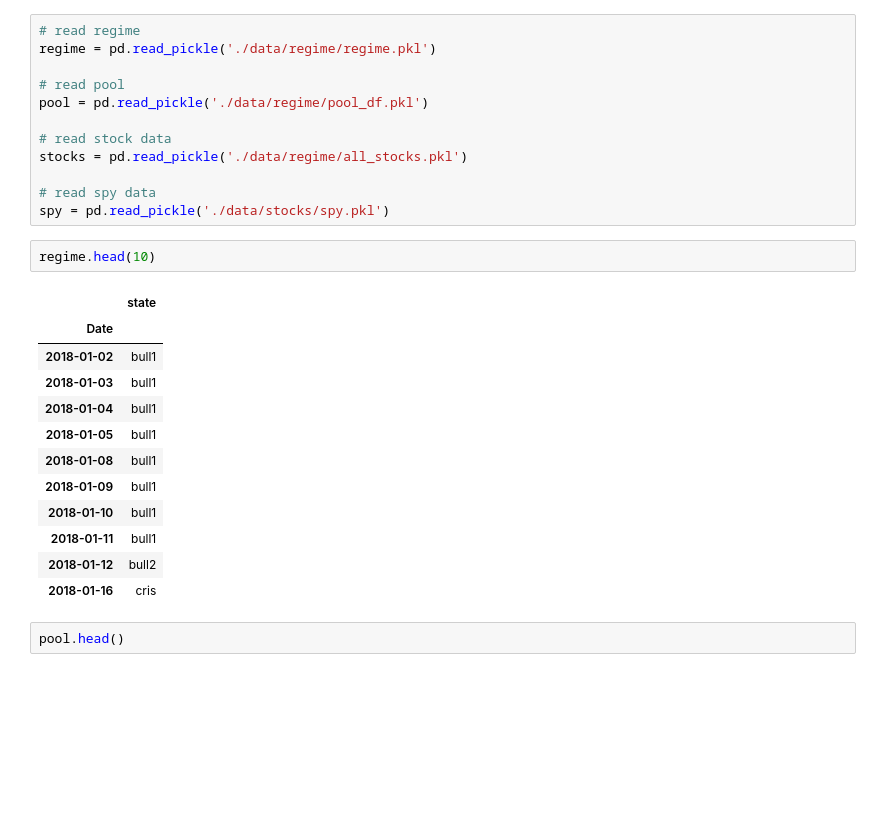
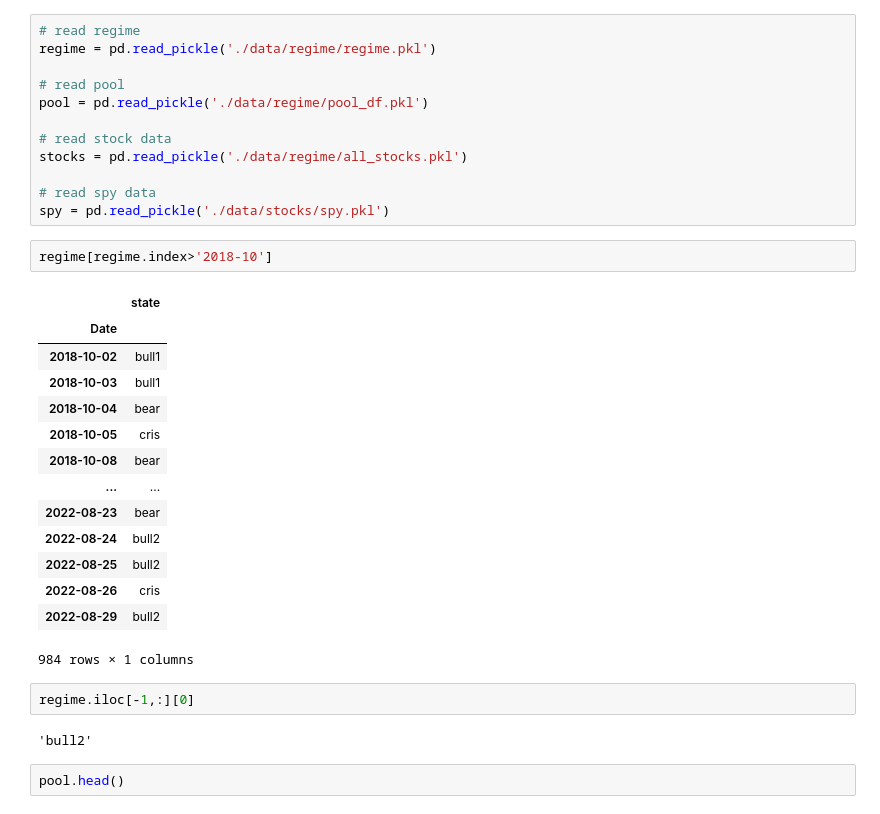
Before and after one commit to ywang408/ml_portfolio_optimization, a Jupyter notebook: 00-Backtest.ipynb, the cells around one changed output. Drawn from its saved outputs; the diff is of its cells as text; blank space fills up the shorter version.

```diff
--- a/00-Backtest.ipynb
+++ b/00-Backtest.ipynb
@@ -23,20 +24,26 @@ stocks = pd.read_pickle('./data/regime/all_stocks.pkl')
 # read spy data
 spy = pd.read_pickle('./data/stocks/spy.pkl')
 # %%
-regime.head(10)
+regime[regime.index>'2018-10']
 # %% [output]
 |  | state |
 | Date |  |
-| 2018-01-02 | bull1 |
-| 2018-01-03 | bull1 |
-| 2018-01-04 | bull1 |
-| 2018-01-05 | bull1 |
-| 2018-01-08 | bull1 |
-| 2018-01-09 | bull1 |
-| 2018-01-10 | bull1 |
-| 2018-01-11 | bull1 |
-| 2018-01-12 | bull2 |
-| 2018-01-16 | cris |
+| 2018-10-02 | bull1 |
+| 2018-10-03 | bull1 |
+| 2018-10-04 | bear |
+| 2018-10-05 | cris |
+| 2018-10-08 | bear |
+| ... | ... |
+| 2022-08-23 | bear |
+| 2022-08-24 | bull2 |
+| 2022-08-25 | bull2 |
+| 2022-08-26 | cris |
+| 2022-08-29 | bull2 |
+984 rows × 1 columns
+# %%
+regime.iloc[-1,:][0]
+# %% [output]
+'bull2'
 # %%
 pool.head()
 # %% [output]
```
Also changed, not shown: parts of 18 cells of this notebook.
